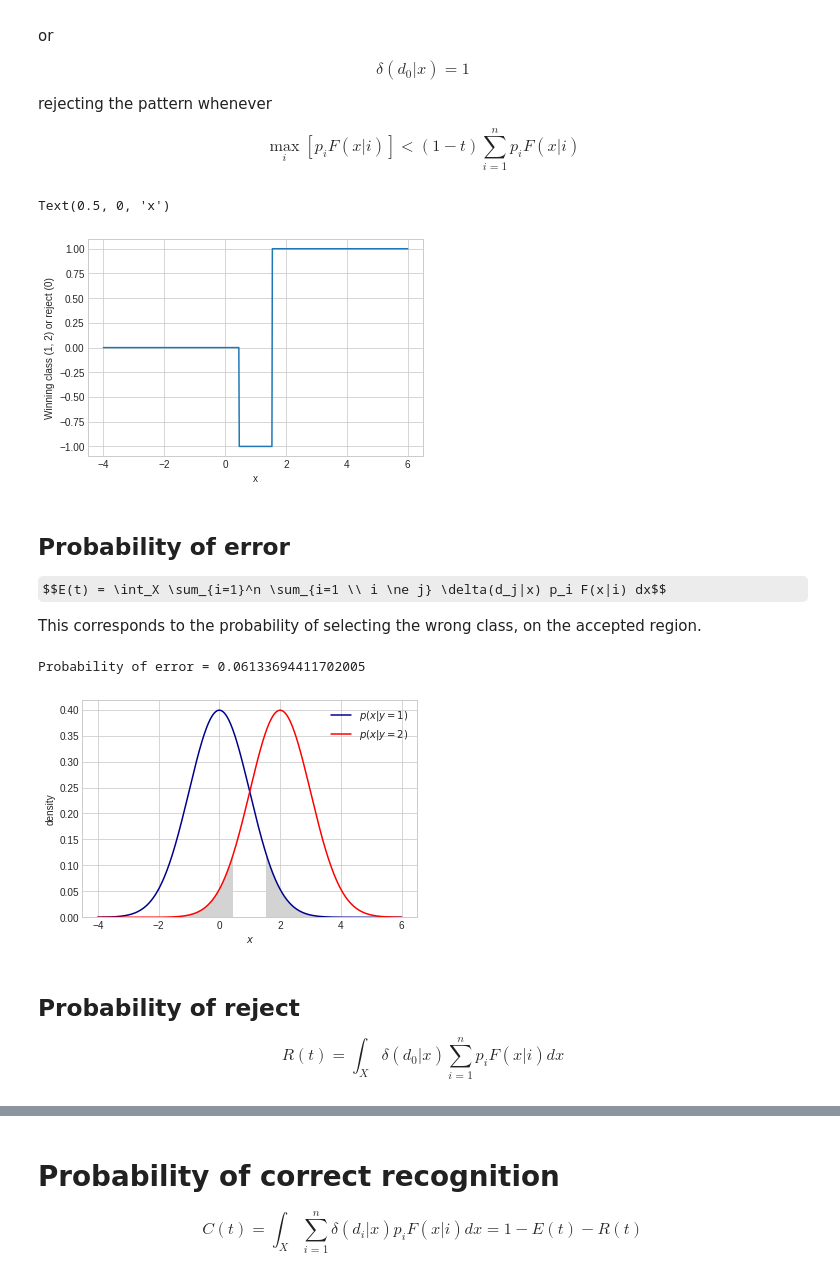
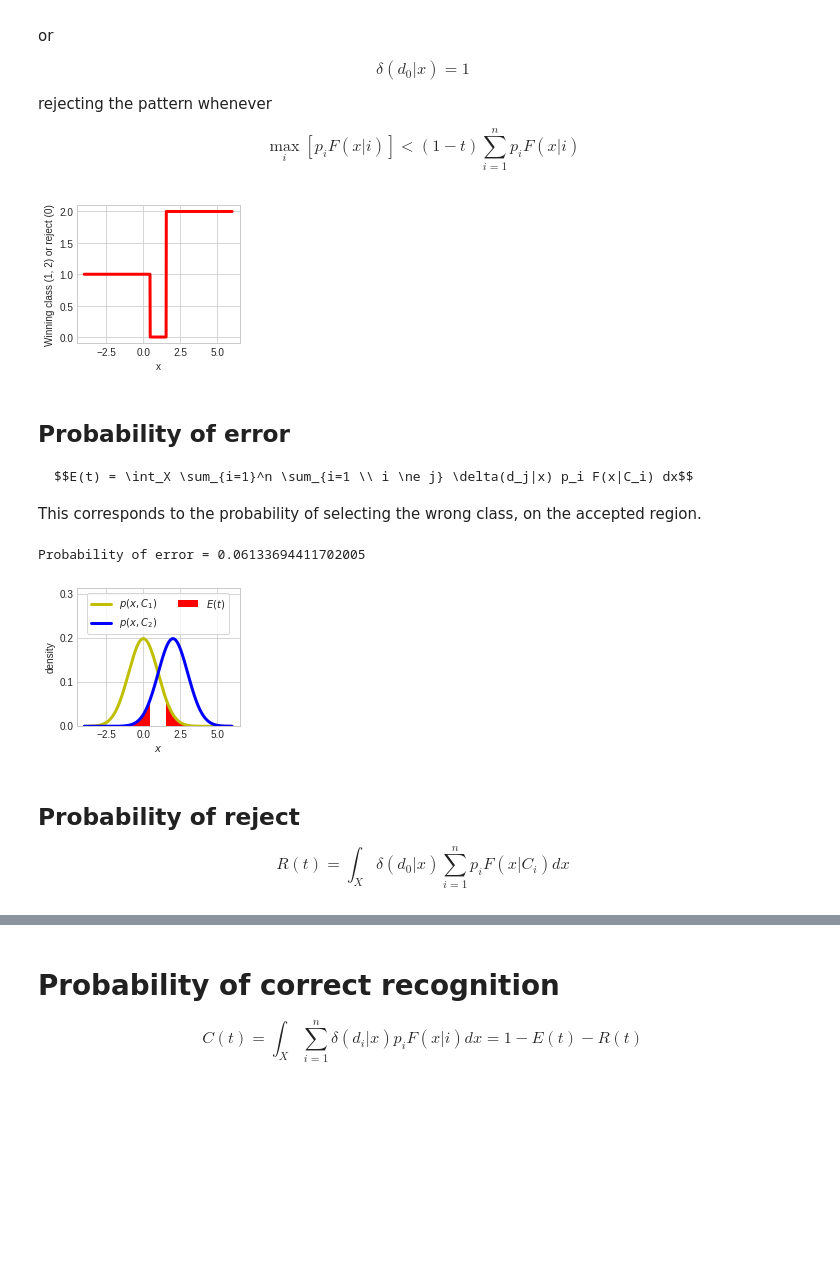
Before and after one commit to perellonieto/machine_learning_concepts, a Jupyter notebook: optimum_recognition_error_and_reject_tradeoff.ipynb, the cells around one changed output, grey strips where cells are left out. Drawn from its saved outputs; the diff is of its cells as text; code cells hidden in the pictures; some formulas as TeX source; blank space fills up the shorter version.

```diff
--- a/optimum_recognition_error_and_reject_tradeoff.ipynb
+++ b/optimum_recognition_error_and_reject_tradeoff.ipynb
@@ -10,6 +10,14 @@ from scipy.stats import norm, multinomial, uniform
 
 plt.style.use('seaborn-whitegrid')
 #plt.style.use('ggplot')
+
+plt.rcParams['figure.figsize'] = (3, 2.6)
+plt.rcParams['lines.linewidth'] = 3
+plt.rcParams['figure.constrained_layout.use'] = True
+plt.rcParams['legend.frameon'] =True
+plt.rcParams["figure.autolayout"] = True
+plt.rcParams["savefig.bbox"] = 'tight'
+
 
 class Mixture(object):
     def __init__(self, generator_list, prior_list=None):
@@ -129,17 +139,19 @@ def optimum_recognition_rule(priors, p_x_g_k, threshold):
     return prediction
 
 p_x_g_k = np.vstack([mixture_c1.pdf(x), mixture_c2.pdf(x)]).T
+p_x_a_k = np.vstack([priors[0]*mixture_c1.pdf(x), priors[1]*mixture_c2.pdf(x)]).T
+
 optimum_decision = optimum_recognition_rule(priors, p_x_g_k, threshold)
-plt.plot(x, optimum_decision)
+plt.plot(x, 1+optimum_decision, 'r')
 plt.ylabel('Winning class (1, 2) or reject (0)')
 plt.xlabel('x')
+plt.savefig('chow1970_threshold_{}.pdf'.format(example_name))
 # %% [output]
-Text(0.5, 0, 'x')
-[figure, old version]
+[figure, new version]
 # %% [markdown]
 ## Probability of error
 
-$$E(t) = \int_X \sum_{i=1}^n \sum_{i=1 \\ i \ne j} \delta(d_j|x) p_i F(x|i) dx$$
+    $$E(t) = \int_X \sum_{i=1}^n \sum_{i=1 \\ i \ne j} \delta(d_j|x) p_i F(x|C_i) dx$$
 
 This corresponds to the probability of selecting the wrong class, on the accepted region.
 # %%
@@ -147,44 +159,48 @@ def probability_of_error(priors, p_x_g_k, x, threshold):
     n_classes = len(priors)
     optimum_decision = optimum_recognition_rule(priors, p_x_g_k, threshold)
     p_x_and_k = priors*p_x_g_k
     prediction = optimum_recognition_rule(priors, p_x_g_k, threshold)
 
     mask = 1 - np.eye(n_classes)[prediction].astype(bool)
     mask[prediction == -1] = False
     er = p_x_and_k*mask
     er = er.sum(axis=1)
     er = np.trapz(er, x=x)
     return er
 
 er = probability_of_error(priors, p_x_g_k, x, threshold)
 print("Probability of error =", er)
 
-plt.plot(x, p_x_g_k[:,0], color='darkblue', label='$p(x|y=1)$')
-plt.plot(x, p_x_g_k[:,1], color='red', label='$p(x|y=2)$')
-plt.legend()
-plt.ylabel('density')
-plt.xlabel('$x$');
+plt.plot(x, priors[0]*p_x_g_k[:,0], color='y', label='$p(x,C_1)$')
+plt.plot(x, priors[1]*p_x_g_k[:,1], color='b', label='$p(x,C_2)$')
 
 mask = optimum_decision != -1
 
 # Functions with no gaps
 #from matplotlib.patches import Polygon
 #verts = [(x[mask][0], 0),
 #         *zip(x[mask], p_x_g_k[mask].min(axis=1)),
 #         (x[mask][-1], 0)]
 #poly = Polygon(verts, facecolor='lightgrey', edgecolor='0.8')
 #ax = plt.gca()
 #ax.add_patch(poly)
 
 # The following works even with gaps
-plt.bar(x[mask], p_x_g_k[mask].min(axis=1), color='lightgrey', width=x_delta);
+plt.bar(x[mask], p_x_a_k[mask].min(axis=1), color='red', width=x_delta, label='$E(t)$');
+plt.legend(frameon=True)
+plt.ylabel('density')
+plt.xlabel('$x$');
+plt.legend(loc='upper center', ncol=2)
+ylim = plt.ylim()
+plt.ylim([ylim[0], ylim[1]*1.5])
+plt.savefig('chow1970_error_rate_{}.pdf'.format(example_name))
 # %% [output]
 Probability of error = 0.06133694411702005
-[figure, old version]
+[figure, new version]
 # %% [markdown]
 ## Probability of reject
 
-$$R(t) = \int_X \delta(d_0|x) \sum_{i=1}^n p_i F(x|i) dx$$
+$$R(t) = \int_X \delta(d_0|x) \sum_{i=1}^n p_i F(x|C_i) dx$$
 # %%
 def probability_of_reject(priors, p_x_g_k, x, threshold):
     n_classes = len(priors)
```
Also changed, not shown: parts of 17 cells of this notebook, 18 other files.
